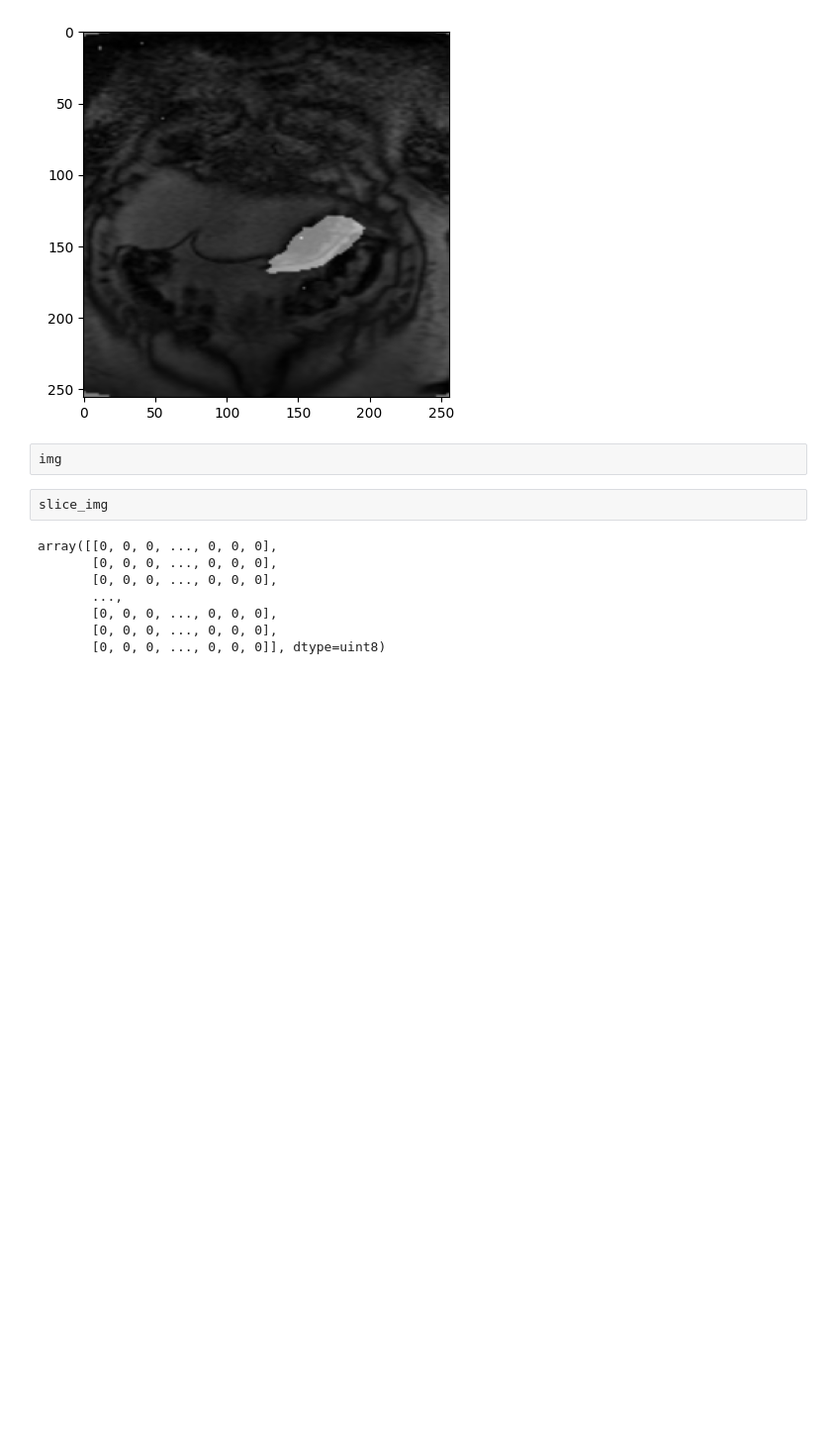
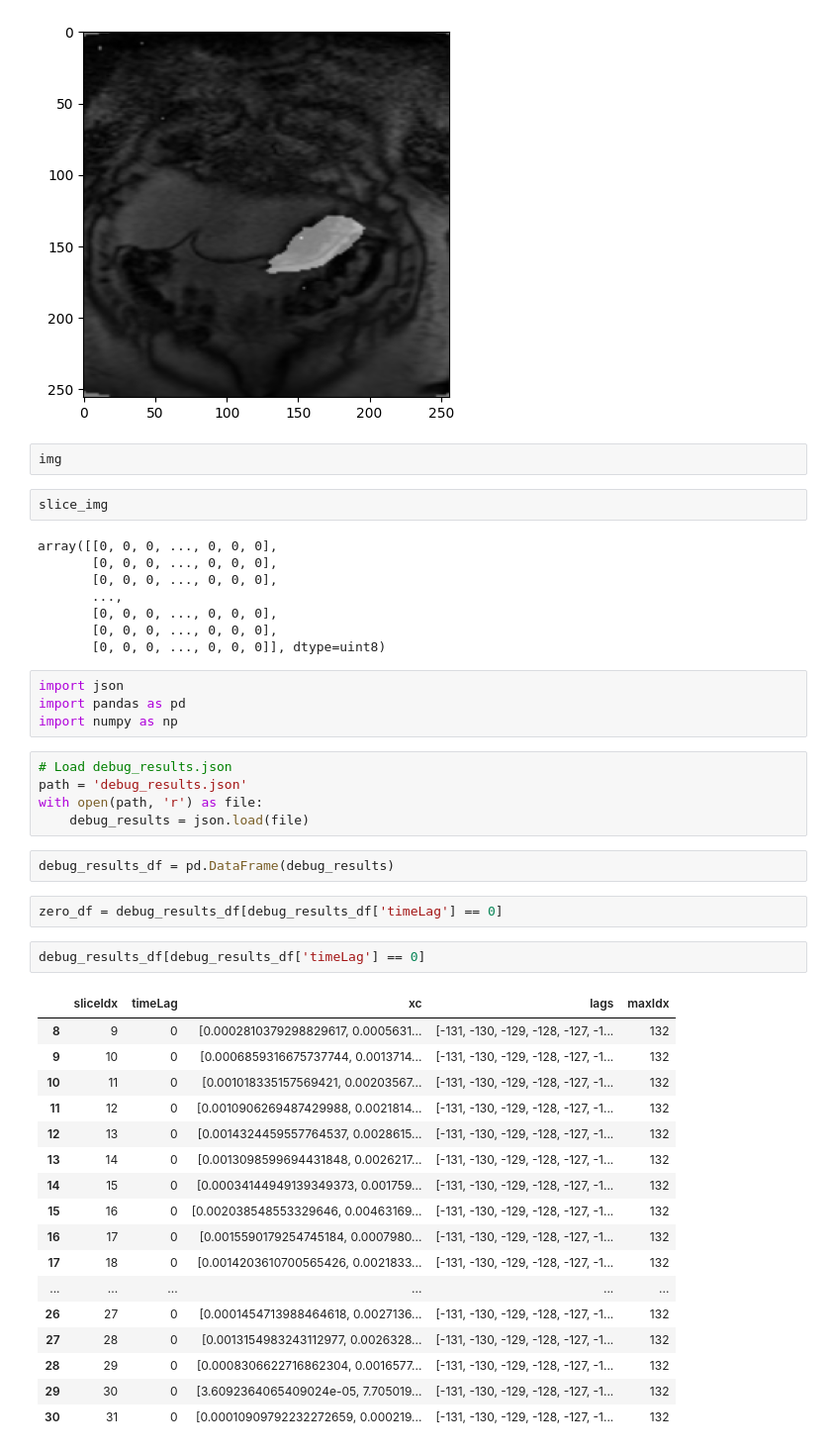
Before and after one commit to miguelaenlle/GSOC-2025-Generative-AI-for-GI-Motility-Estimation, a Jupyter notebook: 3 - Motility/motility-final-calculation.ipynb, the cells around one changed output. Shown at 99% size. Drawn from its saved outputs; the diff is of its cells as text; blank space fills up the shorter version.

```diff
--- a/3 - Motility/motility-final-calculation.ipynb
+++ b/3 - Motility/motility-final-calculation.ipynb
@@ -65,3 +65,36 @@ array([[0, 0, 0, ..., 0, 0, 0],
        [0, 0, 0, ..., 0, 0, 0],
        [0, 0, 0, ..., 0, 0, 0],
        [0, 0, 0, ..., 0, 0, 0]], dtype=uint8)
+# %%
+import json
+import pandas as pd
+import numpy as np
+# %%
+# Load debug_results.json
+path = 'debug_results.json'
+with open(path, 'r') as file:
+    debug_results = json.load(file)
+# %%
+debug_results_df = pd.DataFrame(debug_results)
+# %%
+zero_df = debug_results_df[debug_results_df['timeLag'] == 0]
+# %%
+debug_results_df[debug_results_df['timeLag'] == 0]
+# %% [output]
+|  | sliceIdx | timeLag | xc | lags | maxIdx |
+| 8 | 9 | 0 | [0.0002810379298829617, 0.0005631... | [-131, -130, -129, -128, -127, -1... | 132 |
+| 9 | 10 | 0 | [0.0006859316675737744, 0.0013714... | [-131, -130, -129, -128, -127, -1... | 132 |
+| 10 | 11 | 0 | [0.001018335157569421, 0.00203567... | [-131, -130, -129, -128, -127, -1... | 132 |
+| 11 | 12 | 0 | [0.0010906269487429988, 0.0021814... | [-131, -130, -129, -128, -127, -1... | 132 |
+| 12 | 13 | 0 | [0.0014324459557764537, 0.0028615... | [-131, -130, -129, -128, -127, -1... | 132 |
+| 13 | 14 | 0 | [0.0013098599694431848, 0.0026217... | [-131, -130, -129, -128, -127, -1... | 132 |
+| 14 | 15 | 0 | [0.00034144949139349373, 0.001759... | [-131, -130, -129, -128, -127, -1... | 132 |
+| 15 | 16 | 0 | [0.002038548553329646, 0.00463169... | [-131, -130, -129, -128, -127, -1... | 132 |
+| 16 | 17 | 0 | [0.0015590179254745184, 0.0007980... | [-131, -130, -129, -128, -127, -1... | 132 |
+| 17 | 18 | 0 | [0.0014203610700565426, 0.0021833... | [-131, -130, -129, -128, -127, -1... | 132 |
+| ... | ... | ... | ... | ... | ... |
+| 26 | 27 | 0 | [0.0001454713988464618, 0.0027136... | [-131, -130, -129, -128, -127, -1... | 132 |
+| 27 | 28 | 0 | [0.0013154983243112977, 0.0026328... | [-131, -130, -129, -128, -127, -1... | 132 |
+| 28 | 29 | 0 | [0.0008306622716862304, 0.0016577... | [-131, -130, -129, -128, -127, -1... | 132 |
+| 29 | 30 | 0 | [3.6092364065409024e-05, 7.705019... | [-131, -130, -129, -128, -127, -1... | 132 |
+| 30 | 31 | 0 | [0.00010909792232272659, 0.000219... | [-131, -130, -129, -128, -127, -1... | 132 |
```
Also changed, not shown: parts of 7 cells of this notebook, 25 other files.
